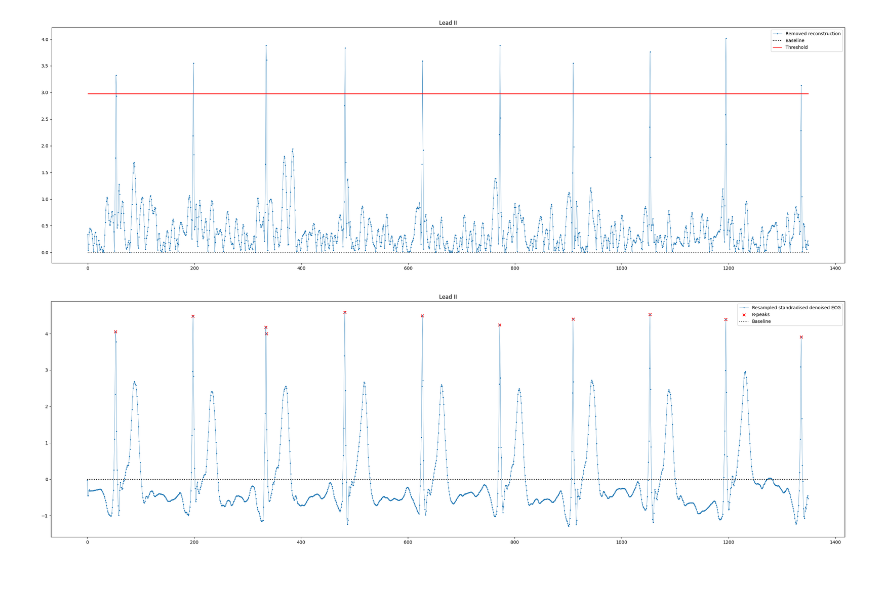
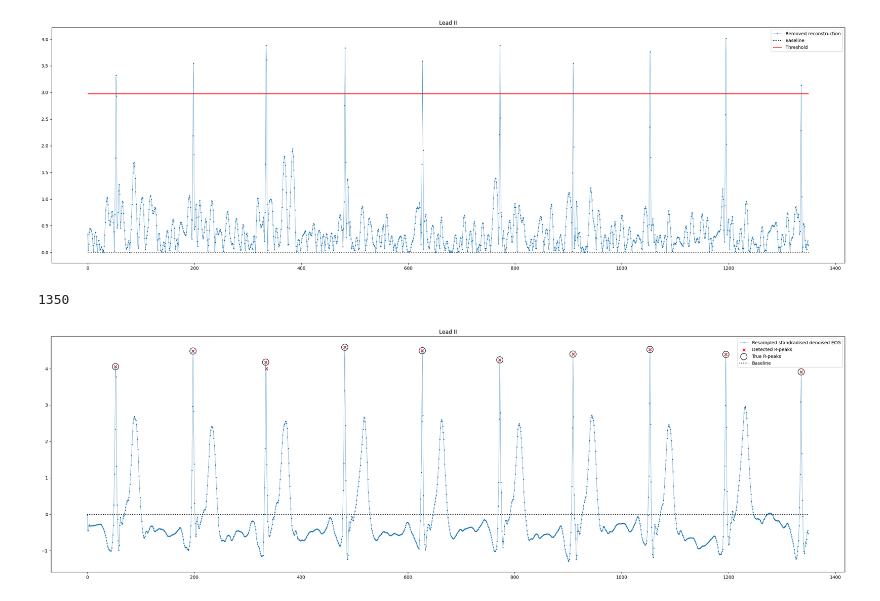
Before and after one commit to JoeJoe1313/rPSMF, a Jupyter notebook: ExperimentBeijing/r_peaks/res_400s_wavelet_II.ipynb, the cells around one changed output. Drawn from its saved outputs; the diff is of its cells as text; code cells hidden in the pictures.

Commit message:
add experiments

```diff
--- a/ExperimentBeijing/r_peaks/res_400s_wavelet_II.ipynb
+++ b/ExperimentBeijing/r_peaks/res_400s_wavelet_II.ipynb
@@ -76,7 +76,7 @@ plt.show()
 # %% [output]
 [figure]
 # %%
-Y = pd.read_csv("beijing_temperature.csv", header=None).to_numpy()[1]
+Y = pd.read_csv("/Users/ljoana/repos/rPSMF/ExperimentBeijing/beijing_temperature.csv", header=None).to_numpy()[1]
 Y
 # %% [output]
 array([-29, -29, -34, ..., 146, 166, 171])
@@ -151,24 +151,32 @@ plt.savefig(f"resampled_standardised_denoised_ecg_rpeaks_algo_m.pdf")
 plt.show()
 # %% [output]
 [figure]
+# %%
+fit_index
+# %% [output]
+1350
 # %%
 time = np.arange(fit_index)
 plt.figure(figsize=(25, 8))
 difference = np.abs(Y[:fit_index] - rec[:fit_index])
 threshold = np.mean(np.percentile(difference, 99.2))
 
 isolated_peaks = np.where((difference >= threshold), Y[:fit_index], 0)
 non_zero_indices = isolated_peaks != 0
 non_zero_times = time[non_zero_indices]
 non_zero_peaks = isolated_peaks[non_zero_indices]
 
+true_peaks_val = [4.05555028, 4.48491885, 4.17754681, 4.58907931, 4.49422362, 4.24181975, 4.40122112, 4.52817724, 4.39146671, 3.91204765]
+true_peaks = [53,  198,  334,  482,  627,  772,  909, 1053, 1195, 1336]
+
 plt.plot(time, Y[:fit_index], '.-', label="Resampled standradised denoised ECG", linewidth=0.5, markersize=3)
-plt.scatter(non_zero_times, non_zero_peaks, label='R-peaks', marker='x', c="r")
+plt.scatter(non_zero_times, non_zero_peaks, label='Detected R-peaks', marker='x', c="r")
+plt.scatter(true_peaks, true_peaks_val, label='True R-peaks', marker='o', s=200, edgecolors="black", facecolors='none')
 plt.hlines(baseline, 0, fit_index, linestyles="dotted", colors="black", label="Baseline")
 plt.title("Lead II")
-plt.legend(loc="upper right")
+plt.legend(loc="upper right", fontsize="medium")
 plt.tight_layout()
 plt.savefig(f"resampled_standardised_denoised_ecg_rpeaks_m.pdf")
 plt.show()
 # %% [output]
-[figure, old version]
+[figure, new version]
```
Also changed, not shown: parts of 7 cells of this notebook, 45 other files.
